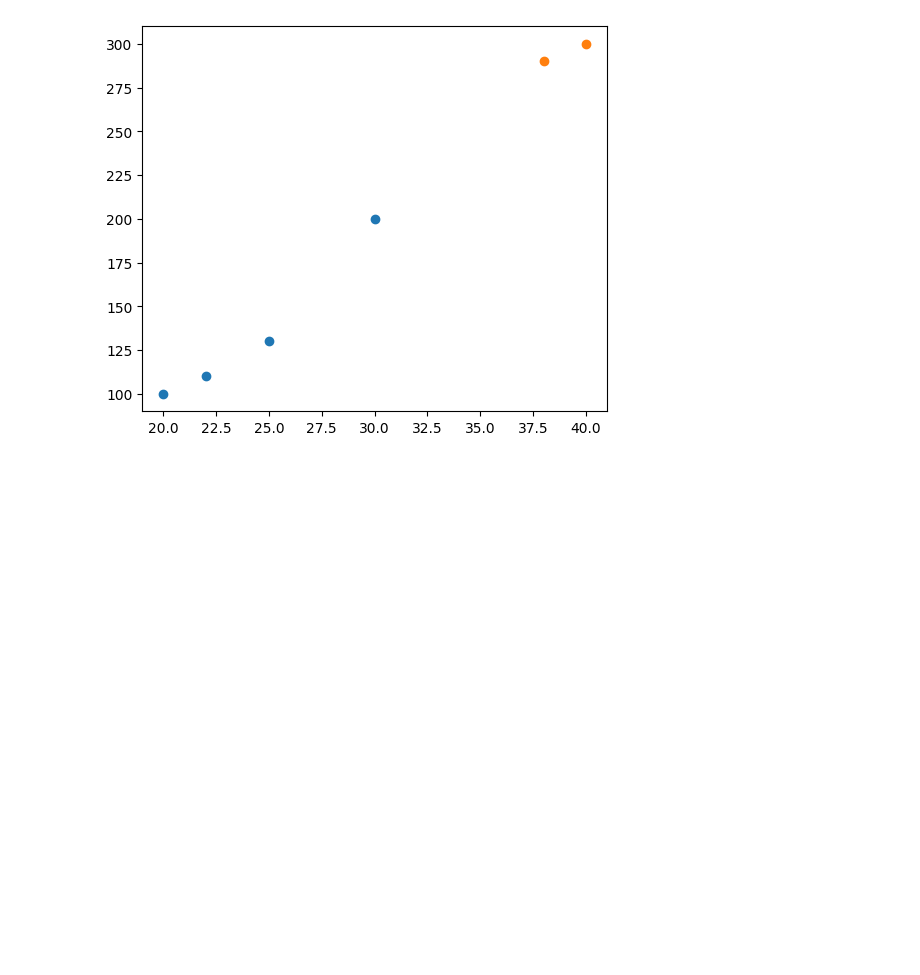
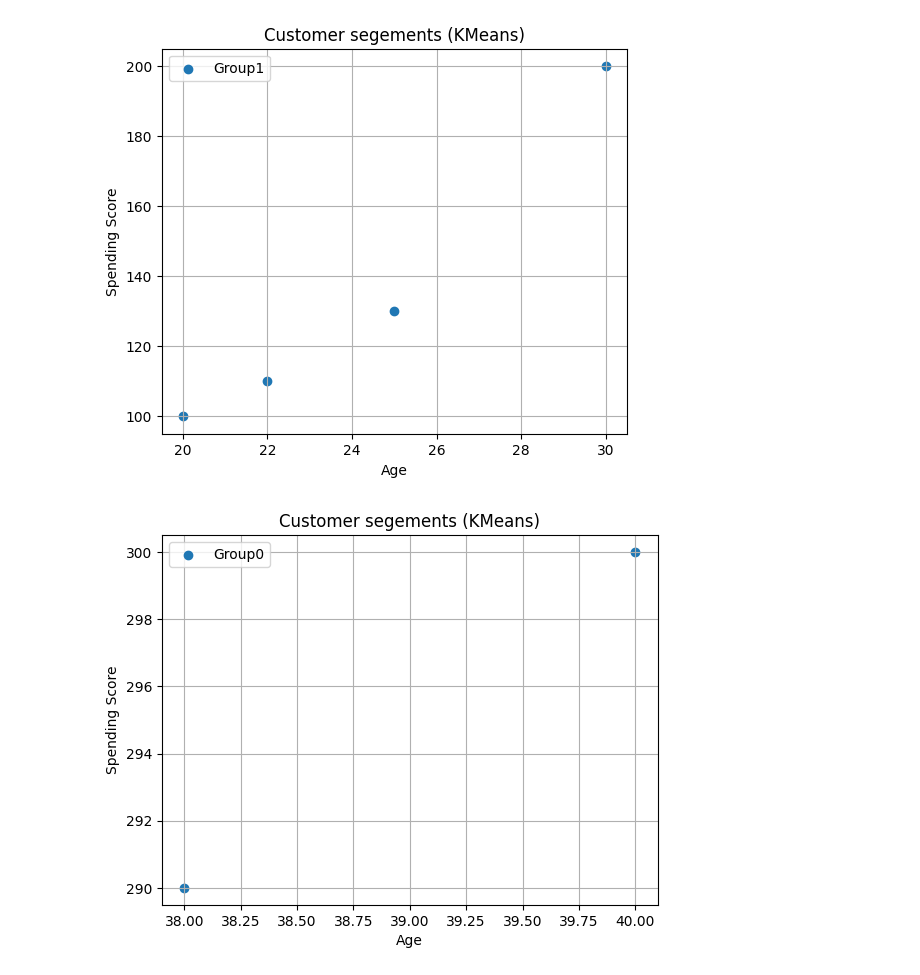
Before and after one commit to 1M-ARNAVERMA/Machine_Learning, a Jupyter notebook: K_Means_Clustering.ipynb, the cells around one changed output. Saved outputs shown, nothing was run; the diff lists cells and outputs as text; code cells hidden in the pictures; blank space fills up the shorter version.

```diff
--- a/K_Means_Clustering.ipynb
+++ b/K_Means_Clustering.ipynb
@@ -19,8 +19,16 @@ df['Group'] = model.fit_predict(x)
 # %%
 plt.figure(figsize = (6,5))
 
 for group in df['Group'].unique():  # Will only give distinct values
     group_data = df[df['Group'] == group]
     plt.scatter(group_data['Age'], group_data['Spending'], label = f'Group{group}')
+
+    plt.xlabel('Age')
+    plt.ylabel('Spending Score')
+    plt.title('Customer segements (KMeans)')
+    plt.legend()
+    plt.grid(True)
+    plt.show()
 # %% [output]
-[figure, old version]
+[figure, new version]
+[figure, added]
```
